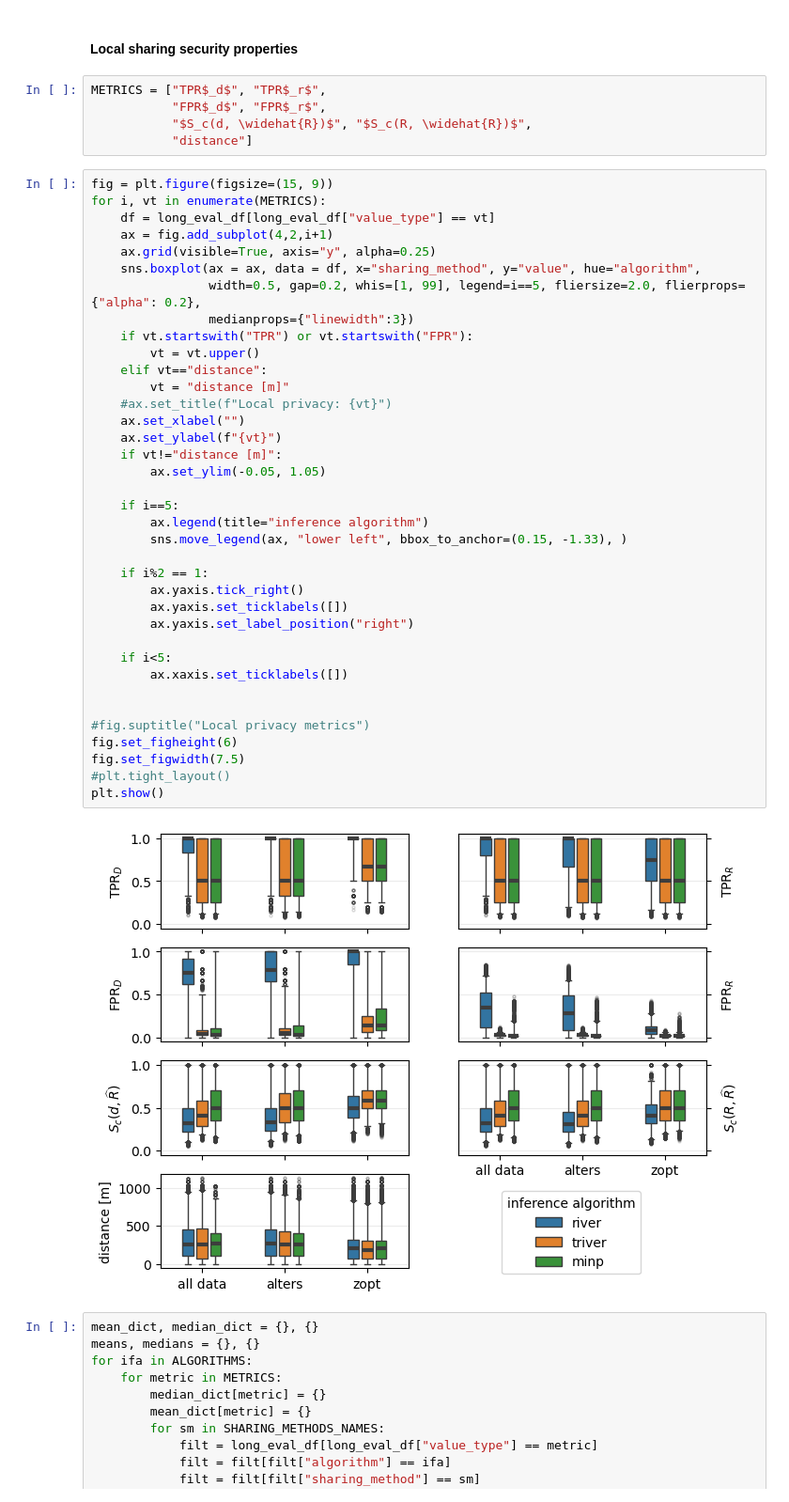
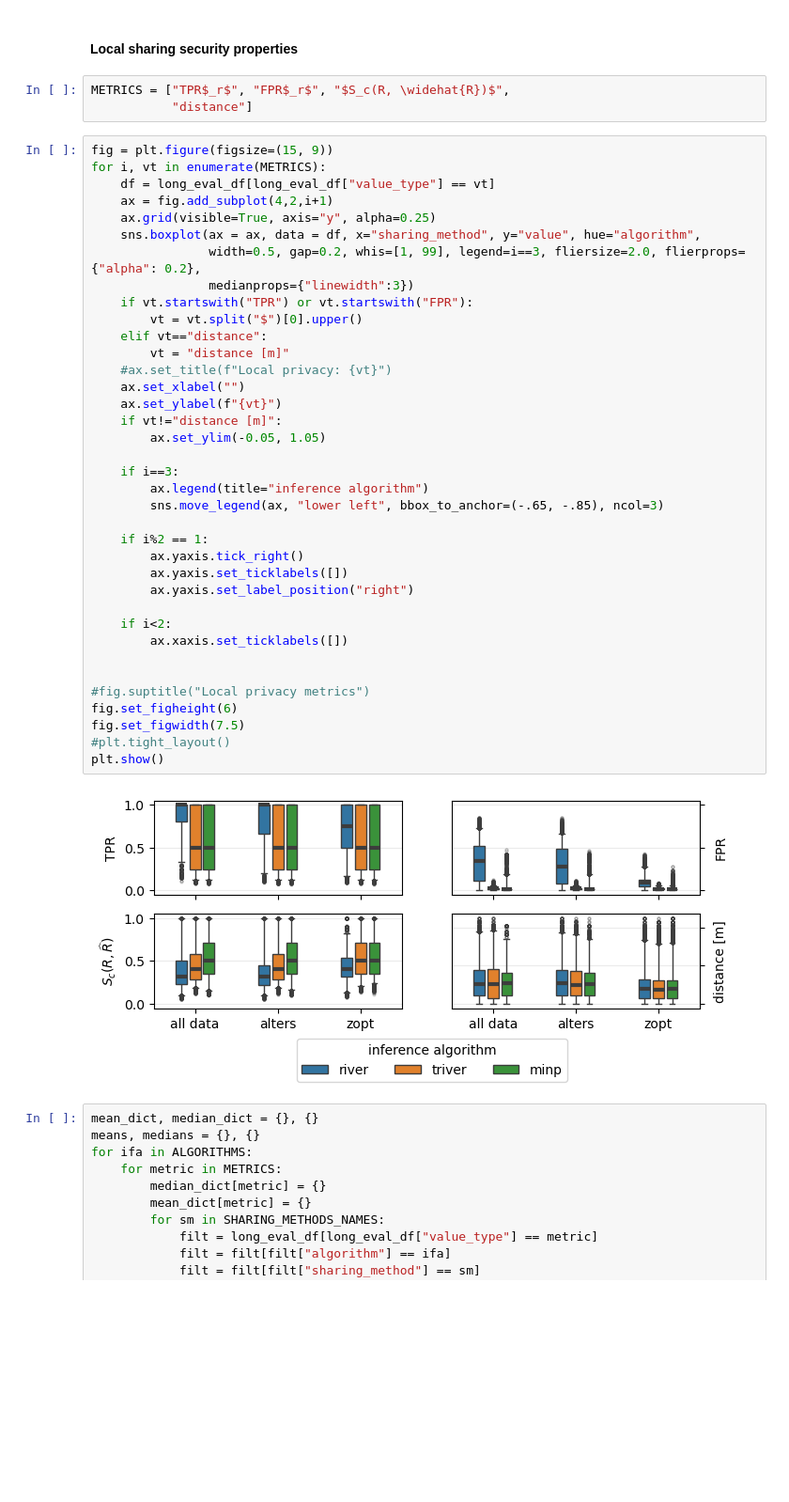
Before and after one commit to alelevente/selcop, a Jupyter notebook: 03_da/05_evaluation/03_local_privacy.ipynb, the cells around one changed output. Shown: that part at 94% size. Saved outputs shown, nothing was run; the diff lists cells and outputs as text; blank space fills up the shorter version.

Commit message:
polishing plots

```diff
--- a/03_da/05_evaluation/03_local_privacy.ipynb
+++ b/03_da/05_evaluation/03_local_privacy.ipynb
@@ -391,9 +391,7 @@ plt.tight_layout()
 # %% [markdown]
 #### Local sharing security properties
 # %%
-METRICS = ["TPR$_d$", "TPR$_r$",
-           "FPR$_d$", "FPR$_r$",
-           "$S_c(d, \widehat{R})$", "$S_c(R, \widehat{R})$",
+METRICS = ["TPR$_r$", "FPR$_r$", "$S_c(R, \widehat{R})$",
            "distance"]
 # %%
 fig = plt.figure(figsize=(15, 9))
@@ -401,39 +399,39 @@ for i, vt in enumerate(METRICS):
     df = long_eval_df[long_eval_df["value_type"] == vt]
     ax = fig.add_subplot(4,2,i+1)
     ax.grid(visible=True, axis="y", alpha=0.25)
     sns.boxplot(ax = ax, data = df, x="sharing_method", y="value", hue="algorithm",
-                width=0.5, gap=0.2, whis=[1, 99], legend=i==5, fliersize=2.0, flierprops={"alpha": 0.2},
+                width=0.5, gap=0.2, whis=[1, 99], legend=i==3, fliersize=2.0, flierprops={"alpha": 0.2},
                 medianprops={"linewidth":3})
     if vt.startswith("TPR") or vt.startswith("FPR"):
-        vt = vt.upper()
+        vt = vt.split("$")[0].upper()
     elif vt=="distance":
         vt = "distance [m]"
     #ax.set_title(f"Local privacy: {vt}")
     ax.set_xlabel("")
     ax.set_ylabel(f"{vt}")
     if vt!="distance [m]":
         ax.set_ylim(-0.05, 1.05)
 
-    if i==5:
+    if i==3:
         ax.legend(title="inference algorithm")
-        sns.move_legend(ax, "lower left", bbox_to_anchor=(0.15, -1.33), )
+        sns.move_legend(ax, "lower left", bbox_to_anchor=(-.65, -.85), ncol=3)
 
     if i%2 == 1:
         ax.yaxis.tick_right()
         ax.yaxis.set_ticklabels([])
         ax.yaxis.set_label_position("right")
 
-    if i<5:
+    if i<2:
         ax.xaxis.set_ticklabels([])
 
 
 #fig.suptitle("Local privacy metrics")
 fig.set_figheight(6)
 fig.set_figwidth(7.5)
 #plt.tight_layout()
 plt.show()
 # %% [output]
-[figure, old version]
+[figure, new version]
 # %%
 mean_dict, median_dict = {}, {}
 means, medians = {}, {}
```
Also changed, not shown: parts of 5 cells of this notebook.
